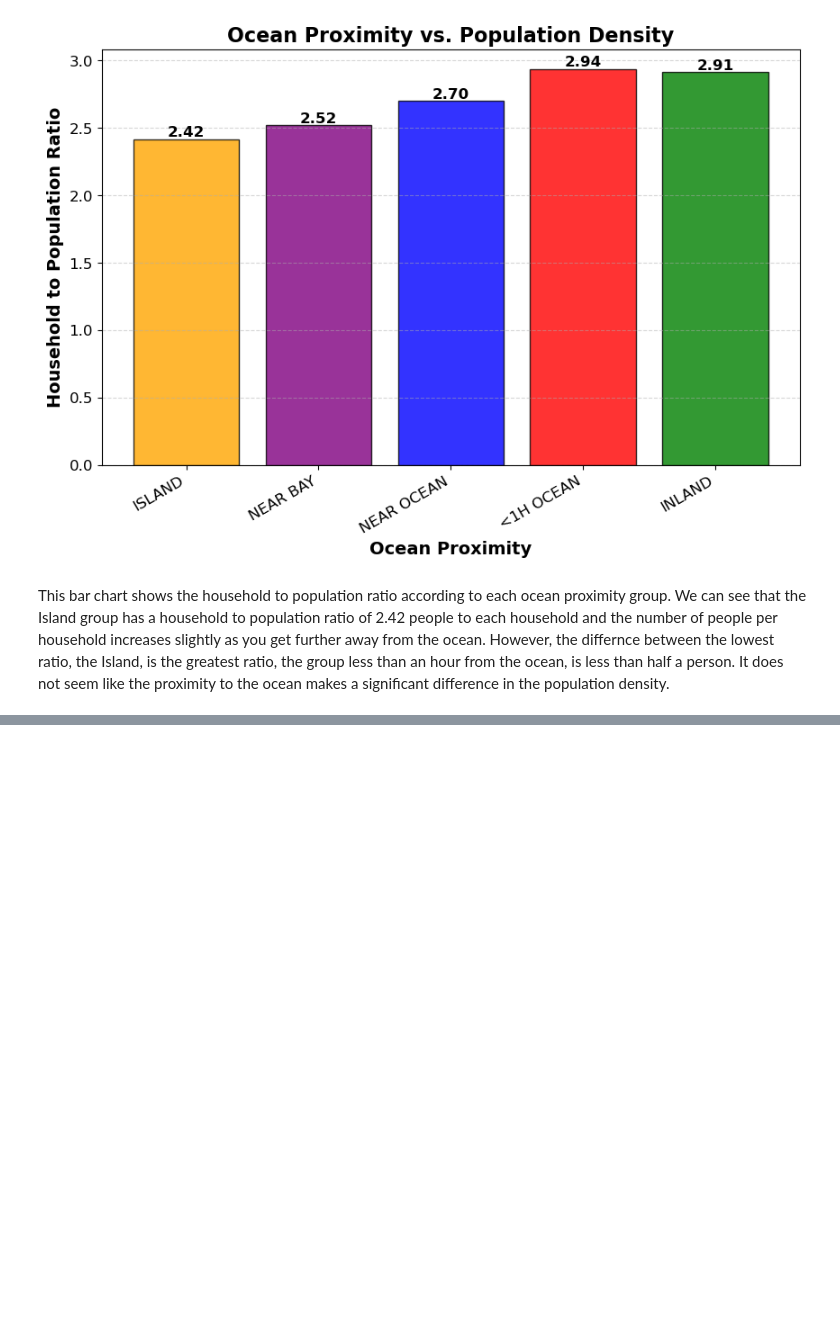
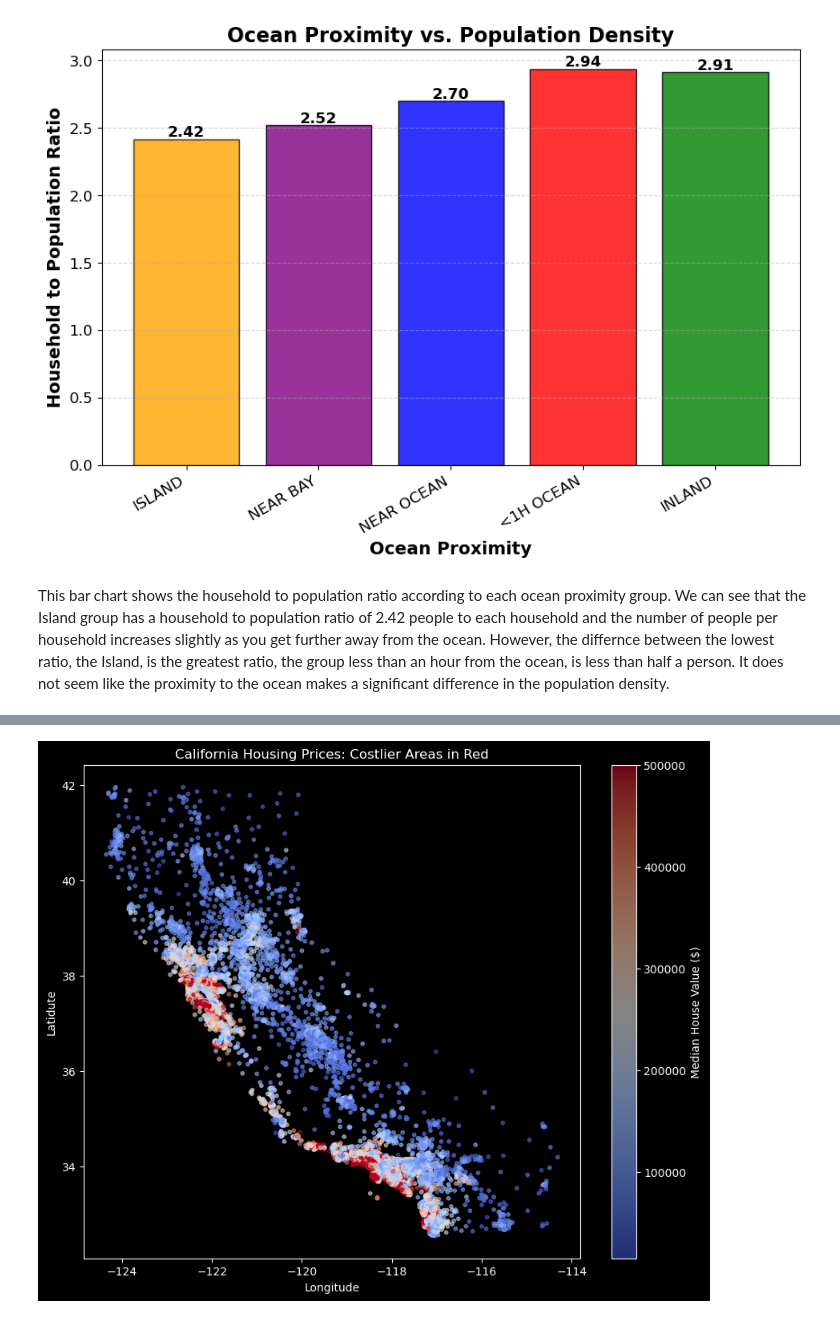
Before and after one commit to k22delafuente/Project_1_G2, a Jupyter notebook: CA_Housing_Data.ipynb, the cells around one changed output, grey strips where cells are left out. Saved outputs shown, nothing was run; the diff lists cells and outputs as text; code cells hidden in the pictures; blank space fills up the shorter version.

```diff
--- a/CA_Housing_Data.ipynb
+++ b/CA_Housing_Data.ipynb
@@ -117,0 +283,17 @@ This bar chart shows the household to population ratio according to each ocean p
+# %%
+plt.style.use('dark_background')
+# Geo view of housing prices by color
+plt.figure(figsize=(10, 8))
+scatter = plt.scatter(
+    ca_housing_data['longitude'], ca_housing_data['latitude'],
+    c=ca_housing_data['median_house_value'], cmap='coolwarm', alpha=0.6, s=10
+)
+plt.colorbar(label='Median House Value ($)')
+
+plt.xlabel('Longitude')
+plt.ylabel('Latidute')
+plt.title('California Housing Prices: Costlier Areas in Red')
+
+plt.show()
+# %% [output]
+[figure, added]
```
Also changed, not shown: parts of 5 cells of this notebook.
